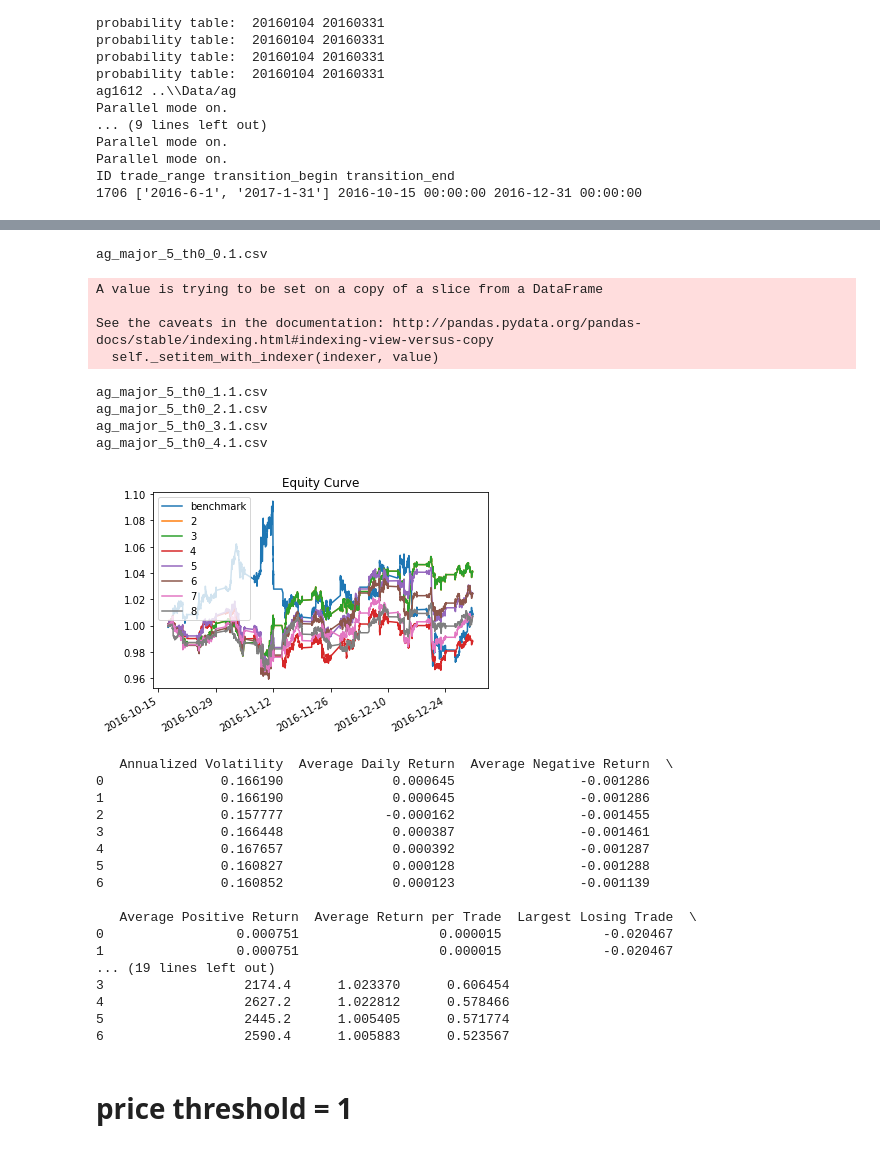
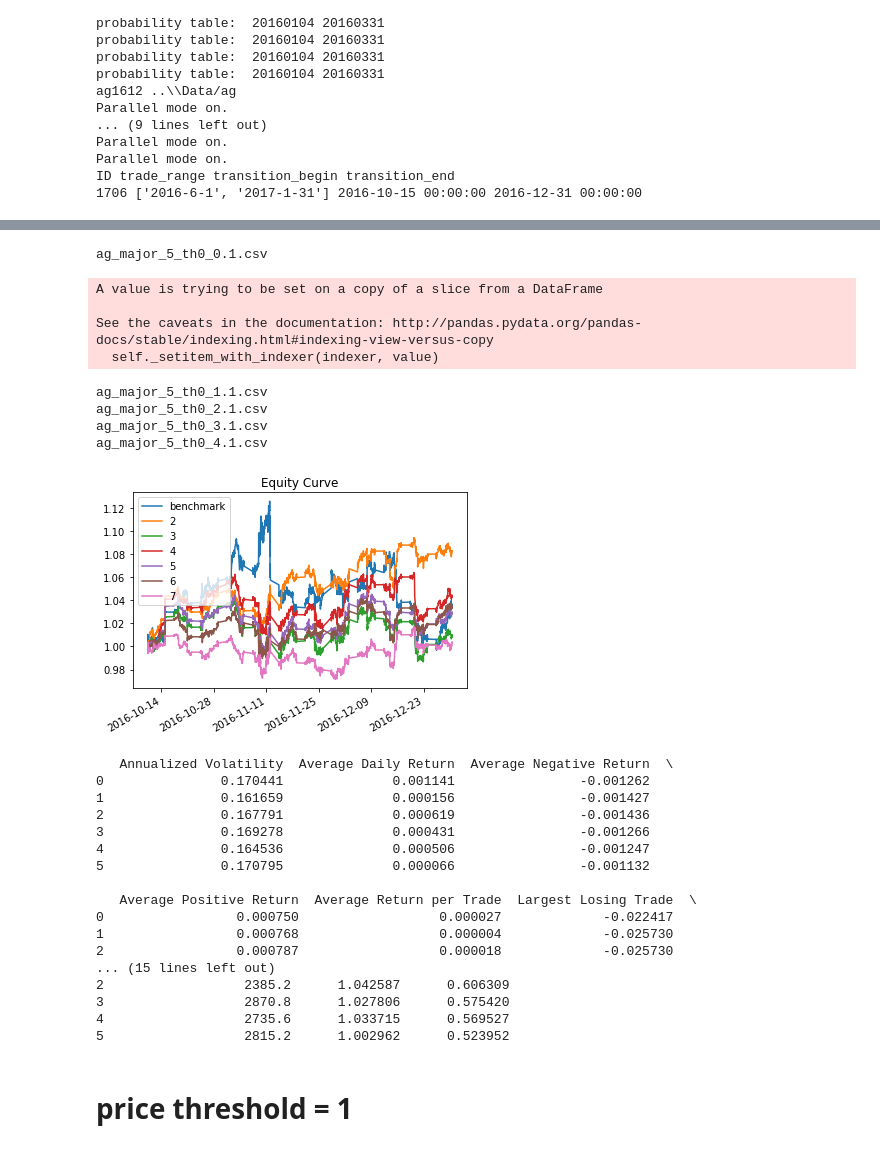
Before and after one commit to dechang227/QishiQR, a Jupyter notebook: Final/AG_MidPrice_MajorContracts.ipynb, the cells around one changed output, grey strips where cells are left out. Saved outputs shown, nothing was run; the diff lists cells and outputs as text; code cells hidden in the pictures.

```diff
--- a/Final/AG_MidPrice_MajorContracts.ipynb
+++ b/Final/AG_MidPrice_MajorContracts.ipynb
@@ -118,37 +118,37 @@ ag_major_5_th0_4.1.csv
 # %%
 slm_th = SLM(slm, 0, th_type=0).run()
 
-lm_validation = LmValidation(slm_th, start='2016-10-16',end='2016-12-31', symbol='ag_major_'+str(freq)+'_'+'th'+str(px_th), data_dir=r'../Output',
+lm_validation = LmValidation(slm_th, start='2016-10-1',end='2016-12-31', symbol='ag_major_'+str(freq)+'_'+'th'+str(px_th), data_dir=r'../Output',
                                  valid_dir=r'../Validation', max_order=7, offsets_average=True, n_offsets=5, price='MidPrice', px_th=px_th)
 lm_validation.run()
 # %% [output]
 ag_major_5_th0_0.1.csv
 A value is trying to be set on a copy of a slice from a DataFrame
 
 See the caveats in the documentation: http://pandas.pydata.org/pandas-docs/stable/indexing.html#indexing-view-versus-copy
   self._setitem_with_indexer(indexer, value)
 ag_major_5_th0_1.1.csv
 ag_major_5_th0_2.1.csv
 ag_major_5_th0_3.1.csv
 ag_major_5_th0_4.1.csv
-[figure, old version]
+[figure, new version]
    Annualized Volatility  Average Daily Return  Average Negative Return  \
-0               0.166190              0.000645                -0.001286
-1               0.166190              0.000645                -0.001286
-2               0.157777             -0.000162                -0.001455
-3               0.166448              0.000387                -0.001461
-4               0.167657              0.000392                -0.001287
-5               0.160827              0.000128                -0.001288
-6               0.160852              0.000123                -0.001139
+0               0.170441              0.001141                -0.001262
+1               0.161659              0.000156                -0.001427
+2               0.167791              0.000619                -0.001436
+3               0.169278              0.000431                -0.001266
+4               0.164536              0.000506                -0.001247
+5               0.170795              0.000066                -0.001132
 
    Average Positive Return  Average Return per Trade  Largest Losing Trade  \
-0                 0.000751                  0.000015             -0.020467
-1                 0.000751                  0.000015             -0.020467
-... (19 lines left out)
-3                  2174.4      1.023370      0.606454
-4                  2627.2      1.022812      0.578466
-5                  2445.2      1.005405      0.571774
-6                  2590.4      1.005883      0.523567
+0                 0.000750                  0.000027             -0.022417
+1                 0.000768                  0.000004             -0.025730
+2                 0.000787                  0.000018             -0.025730
+... (15 lines left out)
+2                  2385.2      1.042587      0.606309
+3                  2870.8      1.027806      0.575420
+4                  2735.6      1.033715      0.569527
+5                  2815.2      1.002962      0.523952
 # %% [markdown]
 # price threshold = 1
 # %%
```
Also changed, not shown: parts of 35 cells of this notebook, 2 other files.
